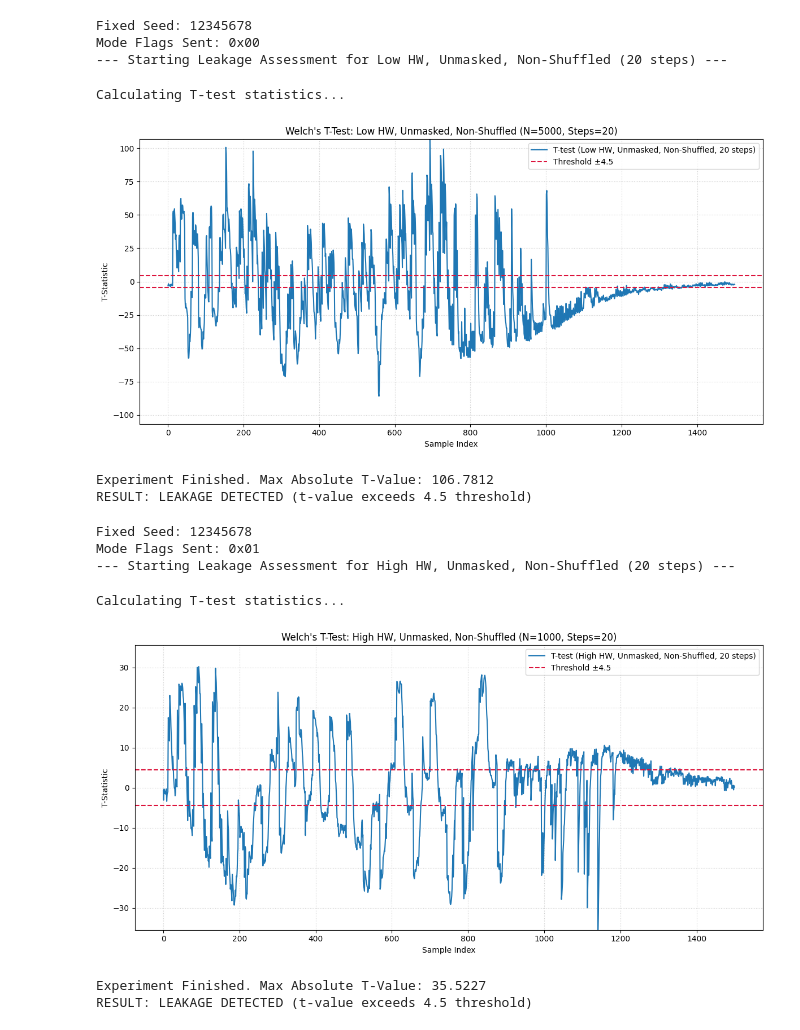
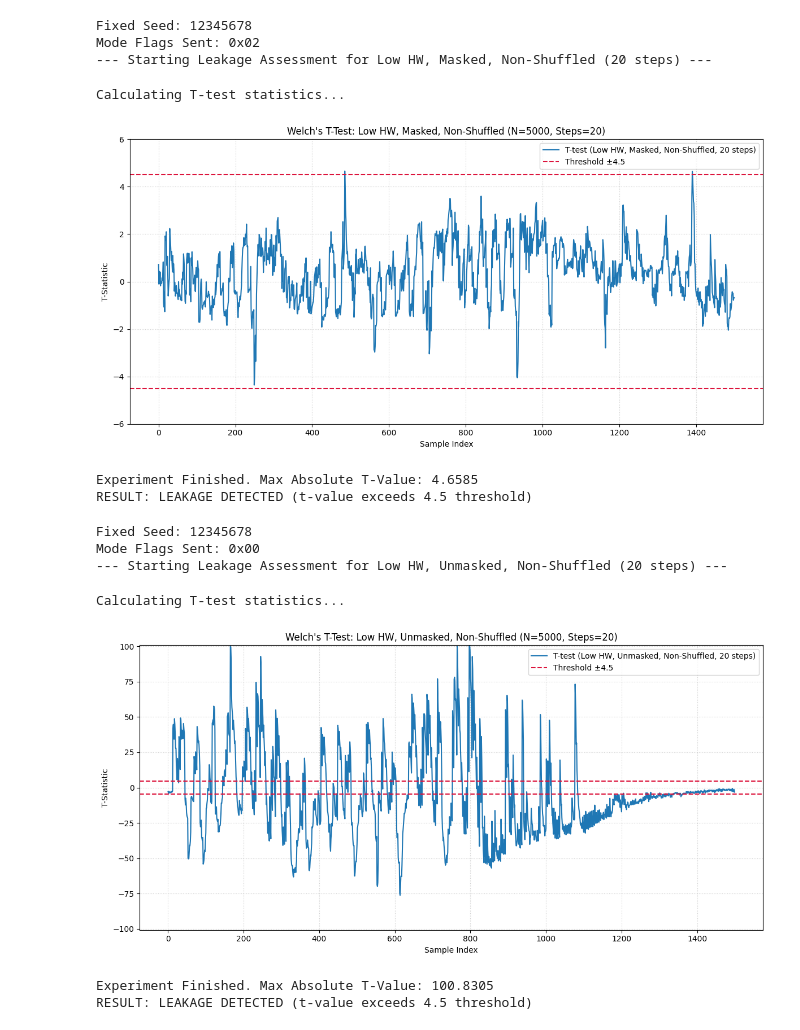
Before and after one commit to talor1321/secured_hardware_final_project, a Jupyter notebook: jupyter.ipynb, the cells around one changed output. Cells and saved outputs as stored; diff of their text form; code cells hidden in the pictures.

```diff
--- a/jupyter.ipynb
+++ b/jupyter.ipynb
@@ -157,17 +159,27 @@ def set_mode_flags(is_high_hw=False, is_masked=False, is_shuffled=False):
     response = target.simpleserial_read('r', 1, timeout=100)
     return response
 
-def set_seed(seed_value, is_high_hw=False, is_masked=False, is_shuffled=False, mask_value=0, apply_flags=True):
+
+def set_seed(seed_value, is_high_hw=False, is_masked=False, is_shuffled=False, mask_value=0, mask_value2=0, apply_flags=True):
     """
     Sends a 32-bit seed to the unified seed command 's'.
-    The payload is always 8 bytes: [state(4B), mask(4B)].
+    Payload is 16 bytes: [state(4B), mask1(4B), mask2(4B), shuffle_rng(4B)].
     """
     if apply_flags:
         set_mode_flags(is_high_hw=is_high_hw, is_masked=is_masked, is_shuffled=is_shuffled)
 
     state32 = int(seed_value) & 0xFFFFFFFF
-    mask32 = (int(mask_value) & 0xFFFFFFFF) if is_masked else 0
-    payload = struct.pack('<II', state32, mask32)
+
+    # Generate Masks
+    mask1_32 = (int(mask_value) & 0xFFFFFFFF) if is_masked else 0
+    mask2_32 = (int(mask_value2) & 0xFFFFFFFF) if is_masked else 0
+
+    # Generate Random Shuffle Initializer
+    shuffle_val_32 = 0
+    if is_masked and is_shuffled:
+        shuffle_val_32 = int(np.random.randint(0, 0xFFFFFFFF, dtype=np.uint32))
+
+    payload = struct.pack('<IIII', state32, mask1_32, mask2_32, shuffle_val_32)
 
     target.simpleserial_write('s', bytearray(payload))
     response = target.simpleserial_read('r', 1, timeout=100)
@@ -255,6 +278,7 @@ def run_lfsr_ttest(is_high_hw=False, num_traces=5000, num_steps=1, is_masked=Fal
             is_masked=is_masked,
             is_shuffled=is_shuffled,
             mask_value=mask_seed,
+            mask_value2=np.random.randint(0, 0xFFFFFFFF, dtype=np.uint32),  # NEW: second random mask
             apply_flags=False
         )
 
@@ -297,26 +321,26 @@ def run_lfsr_ttest(is_high_hw=False, num_traces=5000, num_steps=1, is_masked=Fal
 # %%
 # Executing T-test for Low Hamming Weight LFSR (Polynomial HW=5)
 # Parameters: is_high_hw=False, num_traces=5000
-run_lfsr_ttest(is_high_hw=False, num_traces=5000, num_steps=20)
+run_lfsr_ttest(is_high_hw=False, num_traces=5000, num_steps=20, is_masked=True, is_shuffled=True)
 # %% [output]
 Fixed Seed: 12345678
-Mode Flags Sent: 0x00
---- Starting Leakage Assessment for Low HW, Unmasked, Non-Shuffled (20 steps) ---
+Mode Flags Sent: 0x02
+--- Starting Leakage Assessment for Low HW, Masked, Non-Shuffled (20 steps) ---
 Calculating T-test statistics...
-[figure, old version]
+[figure, new version]
-Experiment Finished. Max Absolute T-Value: 106.7812
+Experiment Finished. Max Absolute T-Value: 4.6585
 RESULT: LEAKAGE DETECTED (t-value exceeds 4.5 threshold)
 # %%
 # Executing T-test for High Hamming Weight LFSR (Polynomial HW=15)
 # Parameters: is_high_hw=True, num_traces=5000
-run_lfsr_ttest(is_high_hw=True, num_traces=5000, num_steps=20)
+run_lfsr_ttest(is_high_hw=False, num_traces=5000, num_steps=20)
 # %% [output]
 Fixed Seed: 12345678
-Mode Flags Sent: 0x01
---- Starting Leakage Assessment for High HW, Unmasked, Non-Shuffled (20 steps) ---
+Mode Flags Sent: 0x00
+--- Starting Leakage Assessment for Low HW, Unmasked, Non-Shuffled (20 steps) ---
 Calculating T-test statistics...
-[figure, old version]
+[figure, new version]
-Experiment Finished. Max Absolute T-Value: 35.5227
+Experiment Finished. Max Absolute T-Value: 100.8305
 RESULT: LEAKAGE DETECTED (t-value exceeds 4.5 threshold)
 # %%
 counts = []
```
Also changed, not shown: parts of 5 cells of this notebook, 26 other files.
